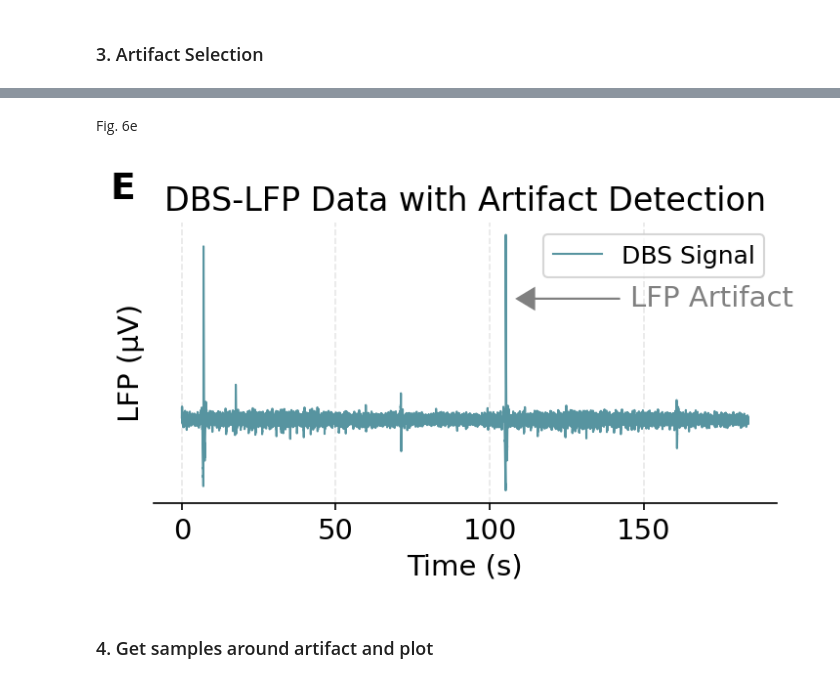
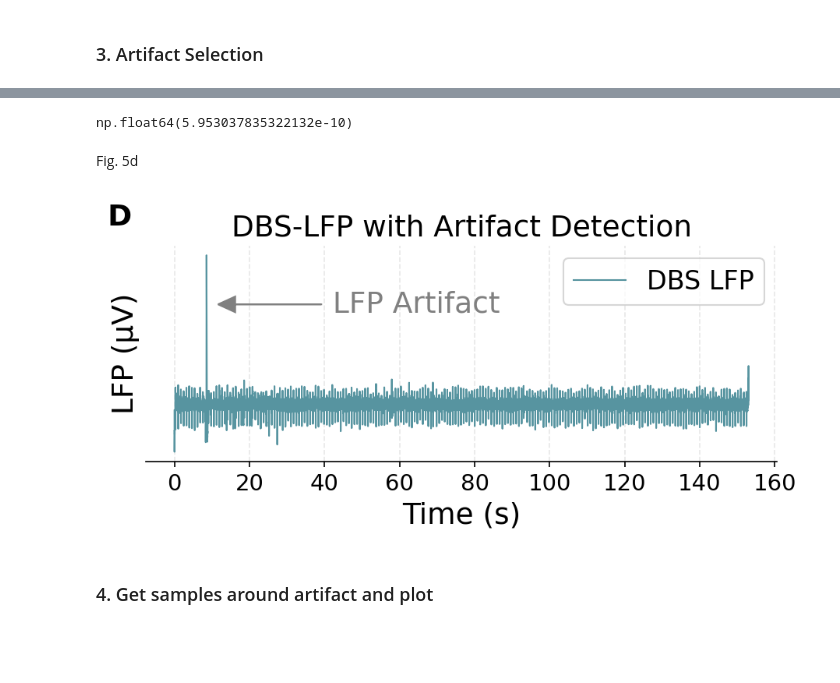
Before and after one commit to lenasalz/dbs-eeg-sync, a Jupyter notebook: notebooks/publication_figures.ipynb, the cells around one changed output, grey strips where cells are left out. Cells and saved outputs as stored; diff of their text form; code cells hidden in the pictures; blank space fills up the shorter version.

```diff
--- a/notebooks/publication_figures.ipynb
+++ b/notebooks/publication_figures.ipynb
@@ -42,7 +42,9 @@ from dbs_eeg_sync.synchronizer import cut_data_at_sync, synchronize_data
 Use P4-2004 for EEG and P4-2001 for D and E
 # %%
 sub_ids = [ 'P4-2001', 'P4-2002', 'P4-2003', 'P4-2004', 'P4-2005', 'P4-2007', 'P4-2008', 'P4-2009', 'P4-2010', 'P4-2011']
-sub_id = 'P4-2001'
+# sub_id = 'P4-2001'
+# sub_id = 'P4-2004'
+sub_id = 'P4-2008'
 block = 'baseline'
 dataDir_server = r"/Volumes/03_Neurofeedback/project_only/02_Data/Patient_NFB"
 # %%
@@ -420,5 +451,9 @@ plt.show()
+# %%
+y_range
+# %% [output]
+np.float64(5.953037835322132e-10)
 # %% [markdown]
-Fig. 6e
+Fig. 5d
 # %%
 # Find DBS sync artifact
 dbs_signal =  dbs_data["TimeDomainData"].values
@@ -433,10 +468,10 @@ dbs_peak_idx, dbs_peak_s = detect_dbs_sync_artifact(dbs_signal, dbs_fs, save_dir
 # plot again in publication style
 dbs_time_axis = np.arange(len(dbs_signal)) / dbs_fs
 
-plt.figure(figsize=(5, 3))
+plt.figure(figsize=(6, 3))
 
 # Plot DBS signal
-plt.plot(dbs_time_axis, dbs_signal, label="DBS Signal", color=DBS_COLOR)
+plt.plot(dbs_time_axis, dbs_signal, label="DBS LFP", color=DBS_COLOR)
 # plt.plot(np.arange(len(dbs_signal)), dbs_signal, label="DBS Signal", color=DBS_COLOR)  # for samples
 
 # Mark detected artifact
@@ -457,41 +492,42 @@ arrow_y_start = y_min + 0.75 * y_range  # Position at 75% of the height
 # Arrow pointing horizontally left towards the artifact
 arrow_length = 0.15 * x_range  # Arrow length in x direction
 arrow_dx = -arrow_length  # negative to point left
 arrow_dy = 0  # horizontal arrow (no vertical component)
 
 plt.arrow(arrow_x_start, arrow_y_start, arrow_dx, arrow_dy,
           head_width=0.08*y_range, head_length=0.03*x_range, fc='grey', ec='grey')
 # label the arrow with "artifact" to the right of the arrow
 plt.text(arrow_x_start + 0.02*x_range, arrow_y_start,
-         'LFP Artifact', fontsize=14, color='grey', ha='left', va='center')
+         'LFP Artifact', fontsize=18, color='grey', ha='left', va='center')
 
 # Labels and style
-plt.xlabel('Time (s)', fontsize=14)  # change to 'Samples' if using index
-plt.ylabel('LFP (μV)', fontsize=14)
-plt.title('DBS-LFP Data with Artifact Detection', fontsize=16)
+plt.xlabel('Time (s)', fontsize=18)  # change to 'Samples' if using index
+plt.ylabel('LFP (μV)', fontsize=18)
+plt.title('DBS-LFP with Artifact Detection', fontsize=18)
 
 # Clean spines
 for spine in ['top', 'right', 'left']:
     plt.gca().spines[spine].set_visible(False)
 
 # xticks fontsize 14
 plt.tick_params(axis='x', labelsize=14)
 
 plt.yticks([])
 plt.grid(True, linestyle="--", alpha=0.3)
-plt.legend(fontsize=12, loc='upper right')
+plt.legend(fontsize=16, loc='upper right')
 
 # Add capital letter E to top left
-plt.gcf().text(0.02, 0.98, 'E', transform=plt.gcf().transFigure, fontsize=18, fontweight='bold', va='top', ha='left')
+plt.gcf().text(0.02, 0.98, 'D', transform=plt.gcf().transFigure, fontsize=18, fontweight='bold', va='top', ha='left')
 
 
 plt.tight_layout()
 # save plot as pdf in outputs/plots
-plt.savefig(f"outputs/plots/fig6e_dbs_artifact.pdf")
+if sub_id == "P4-2004":
+    plt.savefig(f"outputs/plots/fig5d_dbs_artifact.pdf")
 
 plt.show()
 # %% [output]
-[figure, old version]
+[figure, new version]
 # %% [markdown]
 ### 4. Get samples around artifact and plot
 # %% [markdown]
```
Also changed, not shown: parts of 23 cells of this notebook.
